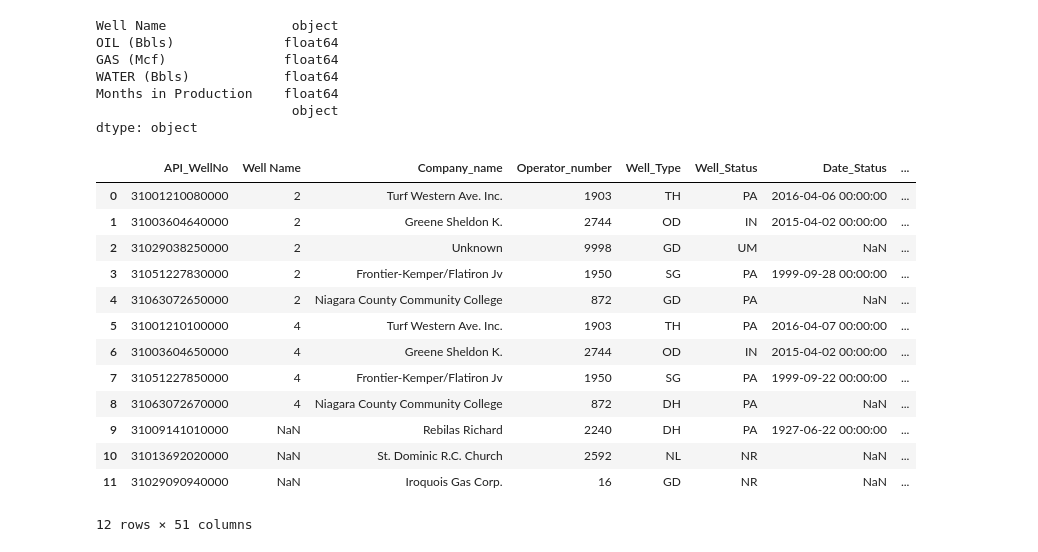
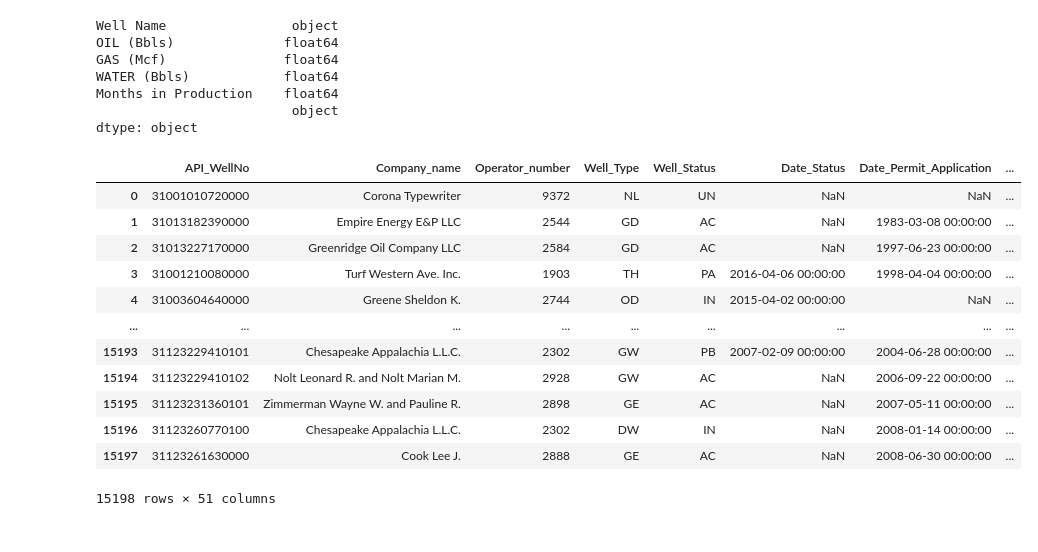
Before and after one commit to FRI-Factorization-Machines/FactorizationMachineResearch, a Jupyter notebook: DataCleaning.ipynb, the cells around one changed output. Saved outputs shown, nothing was run; the diff lists cells and outputs as text; code cells hidden in the pictures.

```diff
--- a/DataCleaning.ipynb
+++ b/DataCleaning.ipynb
@@ -258,17 +215,12 @@ dtype: object
+# %%
+production_data_names = []
+for x in range(13128):
+    production_data_names.append(str(production_data.loc[x].at['Well Name']).strip())
+# %%
+wells_data.drop('Well Name', axis=1, inplace = True)
+wells_data['Well Name'] = wells_data_names
+# %%
+production_data.drop('Well Name', axis=1, inplace = True)
+production_data['Well Name'] = production_data_names
 # %%
-wells_data.merge(production_data, on = 'Well Name', how = 'inner')
+merged_data = wells_data.merge(production_data, on = 'Well Name', how = 'inner')
-# %% [output]
-|  | API_WellNo | Well Name | Company_name | Operator_number | Well_Type | Well_Status | Date_Status | ... |
-| 0 | 31001210080000 | 2 | Turf Western Ave. Inc. | 1903 | TH | PA | 2016-04-06 00:00:00 | ... |
-| 1 | 31003604640000 | 2 | Greene Sheldon K. | 2744 | OD | IN | 2015-04-02 00:00:00 | ... |
-| 2 | 31029038250000 | 2 | Unknown | 9998 | GD | UM | NaN | ... |
-| 3 | 31051227830000 | 2 | Frontier-Kemper/Flatiron Jv | 1950 | SG | PA | 1999-09-28 00:00:00 | ... |
-| 4 | 31063072650000 | 2 | Niagara County Community College | 872 | GD | PA | NaN | ... |
-| 5 | 31001210100000 | 4 | Turf Western Ave. Inc. | 1903 | TH | PA | 2016-04-07 00:00:00 | ... |
-| 6 | 31003604650000 | 4 | Greene Sheldon K. | 2744 | OD | IN | 2015-04-02 00:00:00 | ... |
-| 7 | 31051227850000 | 4 | Frontier-Kemper/Flatiron Jv | 1950 | SG | PA | 1999-09-22 00:00:00 | ... |
-| 8 | 31063072670000 | 4 | Niagara County Community College | 872 | DH | PA | NaN | ... |
-| 9 | 31009141010000 | NaN | Rebilas Richard | 2240 | DH | PA | 1927-06-22 00:00:00 | ... |
-| 10 | 31013692020000 | NaN | St. Dominic R.C. Church | 2592 | NL | NR | NaN | ... |
-| 11 | 31029090940000 | NaN | Iroquois Gas Corp. | 16 | GD | NR | NaN | ... |
-12 rows × 51 columns
@@ -276,0 +227,16 @@ wells_data
+# %%
+merged_data
+# %% [output]
+|  | API_WellNo | Company_name | Operator_number | Well_Type | Well_Status | Date_Status | Date_Permit_Application | ... |
+| 0 | 31001010720000 | Corona Typewriter | 9372 | NL | UN | NaN | NaN | ... |
+| 1 | 31013182390000 | Empire Energy E&P LLC | 2544 | GD | AC | NaN | 1983-03-08 00:00:00 | ... |
+| 2 | 31013227170000 | Greenridge Oil Company LLC | 2584 | GD | AC | NaN | 1997-06-23 00:00:00 | ... |
+| 3 | 31001210080000 | Turf Western Ave. Inc. | 1903 | TH | PA | 2016-04-06 00:00:00 | 1998-04-04 00:00:00 | ... |
+| 4 | 31003604640000 | Greene Sheldon K. | 2744 | OD | IN | 2015-04-02 00:00:00 | NaN | ... |
+| ... | ... | ... | ... | ... | ... | ... | ... | ... |
+| 15193 | 31123229410101 | Chesapeake Appalachia L.L.C. | 2302 | GW | PB | 2007-02-09 00:00:00 | 2004-06-28 00:00:00 | ... |
+| 15194 | 31123229410102 | Nolt Leonard R. and Nolt Marian M. | 2928 | GW | AC | NaN | 2006-09-22 00:00:00 | ... |
+| 15195 | 31123231360101 | Zimmerman Wayne W. and Pauline R. | 2898 | GE | AC | NaN | 2007-05-11 00:00:00 | ... |
+| 15196 | 31123260770100 | Chesapeake Appalachia L.L.C. | 2302 | DW | IN | NaN | 2008-01-14 00:00:00 | ... |
+| 15197 | 31123261630000 | Cook Lee J. | 2888 | GE | AC | NaN | 2008-06-30 00:00:00 | ... |
+15198 rows × 51 columns
```
Also changed, not shown: parts of 5 cells of this notebook.
